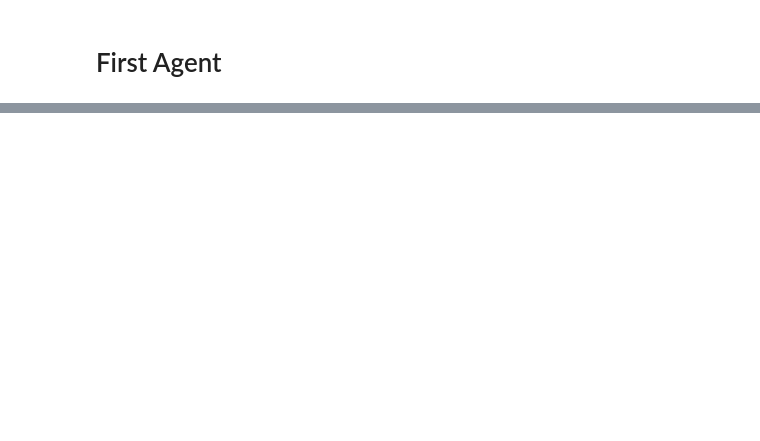
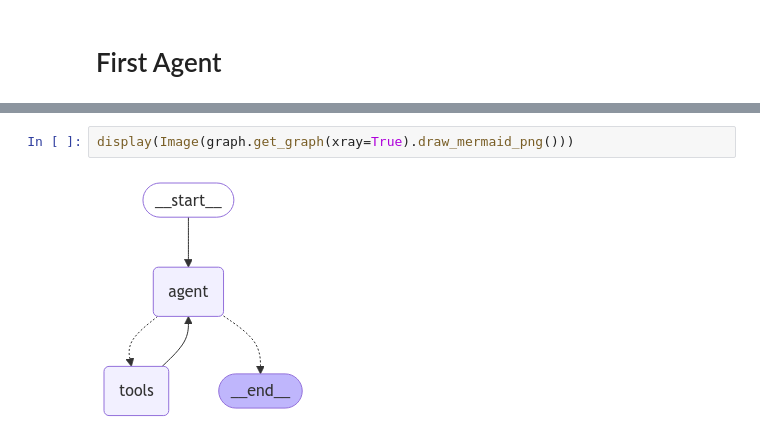
Before and after one commit to glyfish/agentic, a Jupyter notebook: LangGraph AI Agents/exp_2_first_agent.ipynb, the cells around one changed output, grey strips where cells are left out. Drawn from its saved outputs; the diff is of its cells as text; blank space fills up the shorter version.

```diff
--- a/LangGraph AI Agents/exp_2_first_agent.ipynb
+++ b/LangGraph AI Agents/exp_2_first_agent.ipynb
@@ -70,0 +89,4 @@ print(result)
+# %%
+display(Image(graph.get_graph(xray=True).draw_mermaid_png()))
+# %% [output]
+[figure, added]
```
Also changed, not shown: parts of 4 cells of this notebook, 4 other files.
